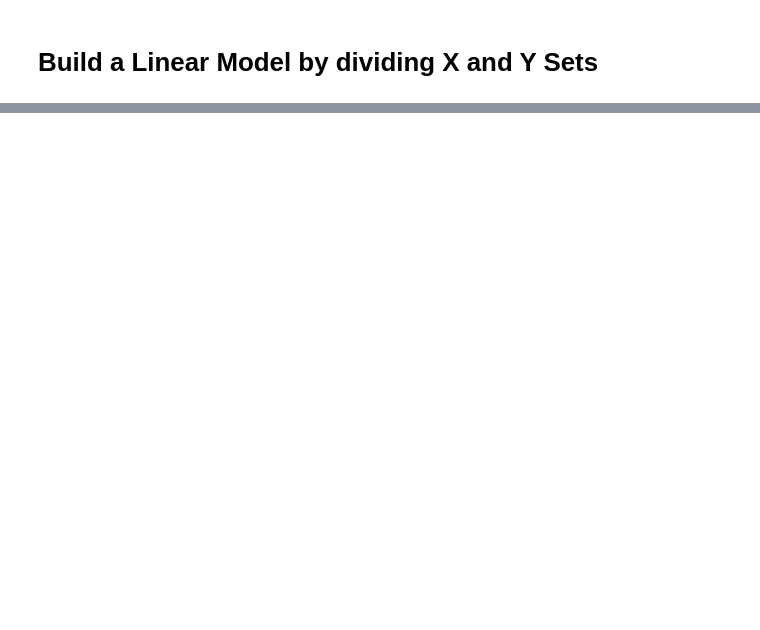
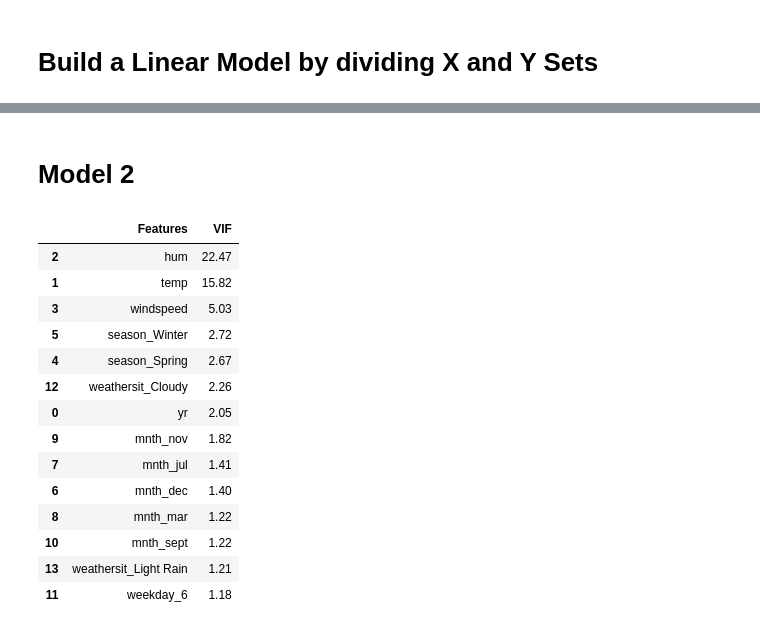
Before and after one commit to Geevanandam/BikeSharingAssignment, a Jupyter notebook: BikeSharingAssignment_Geeva.ipynb, the cells around one changed output, grey strips where cells are left out. Saved outputs shown, nothing was run; the diff lists cells and outputs as text; code cells hidden in the pictures; blank space fills up the shorter version.

```diff
--- a/BikeSharingAssignment_Geeva.ipynb
+++ b/BikeSharingAssignment_Geeva.ipynb
@@ -423,0 +500,33 @@ print(lr1.summary())
+# %% [markdown]
+# Model 2
+# %%
+#Removing the variable 'atemp' based on its High p-value & High VIF
+X_train_new = X_train_rfe.drop(["atemp"], axis = 1)
+# %%
+
+# Check for the VIF values of the feature variables.
+from statsmodels.stats.outliers_influence import variance_inflation_factor
+
+# Create a dataframe that will contain the names of all the feature variables and their respective VIFs
+vif = pd.DataFrame()
+vif['Features'] = X_train_new.columns
+vif['VIF'] = [variance_inflation_factor(X_train_new.values.astype(float), i) for i in range(X_train_new.shape[1])]
+vif['VIF'] = round(vif['VIF'], 2)
+vif = vif.sort_values(by = "VIF", ascending = False)
+vif
+# %% [output]
+|  | Features | VIF |
+| 2 | hum | 22.47 |
+| 1 | temp | 15.82 |
+| 3 | windspeed | 5.03 |
+| 5 | season_Winter | 2.72 |
+| 4 | season_Spring | 2.67 |
+| 12 | weathersit_Cloudy | 2.26 |
+| 0 | yr | 2.05 |
+| 9 | mnth_nov | 1.82 |
+| 7 | mnth_jul | 1.41 |
+| 6 | mnth_dec | 1.40 |
+| 8 | mnth_mar | 1.22 |
+| 10 | mnth_sept | 1.22 |
+| 13 | weathersit_Light Rain | 1.21 |
+| 11 | weekday_6 | 1.18 |
```
Also changed, not shown: parts of 31 cells of this notebook.
